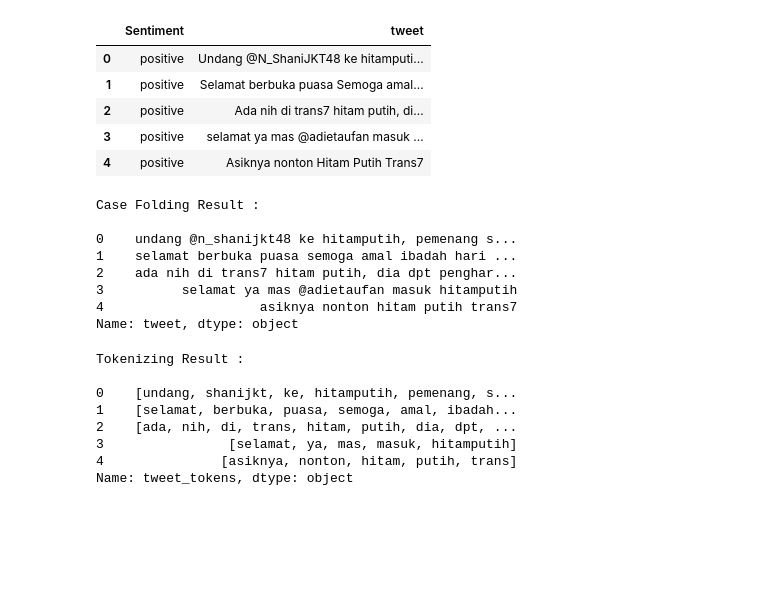
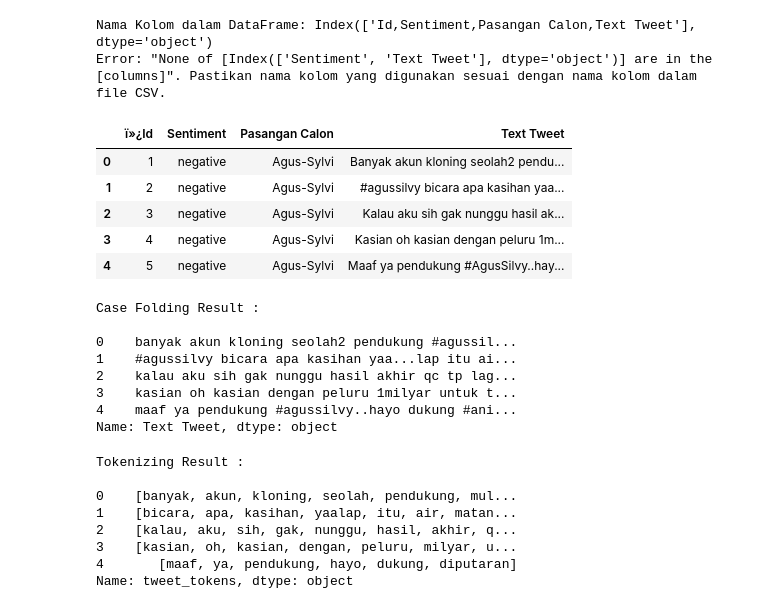
Before and after one commit to mahsyazeta/NBPSO, a Jupyter notebook: nbpso/text_preprocessing/preprocessing.ipynb, the cells around one changed output. Saved outputs shown, nothing was run; the diff lists cells and outputs as text; code cells hidden in the pictures; blank space fills up the shorter version.

```diff
--- a/nbpso/text_preprocessing/preprocessing.ipynb
+++ b/nbpso/text_preprocessing/preprocessing.ipynb
@@ -21,47 +21,50 @@ def hapus_kolom_tidak_digunakan(file_input, file_output, kolom_yang_digunakan):
 
 if __name__ == "__main__":
     # Ganti nama file_input.csv dengan nama file CSV yang ingin Anda proses
-    file_input = 'dataset.csv'
+    file_input = 'dataset2.csv'
 
     # Ganti nama file_output.csv dengan nama file CSV yang ingin Anda hasilkan
-    file_output = 'datasetfix.csv'
+    file_output = 'datasetfix2.csv'
 
     # Ganti kolom_yang_digunakan dengan daftar kolom yang ingin Anda pertahankan
-    kolom_yang_digunakan = ['Sentiment', 'text_tweet']
+    kolom_yang_digunakan = ['Sentiment', 'Text Tweet']
 
     # Memanggil fungsi untuk menghapus kolom yang tidak digunakan
     hapus_kolom_tidak_digunakan(file_input, file_output, kolom_yang_digunakan)
+# %% [output]
+Nama Kolom dalam DataFrame: Index(['Id,Sentiment,Pasangan Calon,Text Tweet'], dtype='object')
+Error: "None of [Index(['Sentiment', 'Text Tweet'], dtype='object')] are in the [columns]". Pastikan nama kolom yang digunakan sesuai dengan nama kolom dalam file CSV.
 # %%
 import numpy as np
 
-TWEET_DATA = pd.read_csv("datasetfix.csv", encoding = "ISO-8859-1")
-TWEET_DATA['tweet'].str.encode('ascii', 'ignore')
+TWEET_DATA = pd.read_csv("dataset2.csv", encoding = "ISO-8859-1")
+TWEET_DATA['Text Tweet'].str.encode('ascii', 'ignore')
 TWEET_DATA.head()
 # %% [output]
-|  | Sentiment | tweet |
-| 0 | positive | Undang @N_ShaniJKT48 ke hitamputi... |
-| 1 | positive | Selamat berbuka puasa Semoga amal... |
-| 2 | positive | Ada nih di trans7 hitam putih, di... |
-| 3 | positive | selamat ya mas @adietaufan masuk ... |
-| 4 | positive | Asiknya nonton Hitam Putih Trans7 |
+|  | ï»¿Id | Sentiment | Pasangan Calon | Text Tweet |
+| 0 | 1 | negative | Agus-Sylvi | Banyak akun kloning seolah2 pendu... |
+| 1 | 2 | negative | Agus-Sylvi | #agussilvy bicara apa kasihan yaa... |
+| 2 | 3 | negative | Agus-Sylvi | Kalau aku sih gak nunggu hasil ak... |
+| 3 | 4 | negative | Agus-Sylvi | Kasian oh kasian dengan peluru 1m... |
+| 4 | 5 | negative | Agus-Sylvi | Maaf ya pendukung #AgusSilvy..hay... |
 # %%
 # ------ Case Folding --------
 # gunakan fungsi Series.str.lower() pada Pandas
-TWEET_DATA['tweet'] = TWEET_DATA['tweet'].str.lower()
+TWEET_DATA['Text Tweet'] = TWEET_DATA['Text Tweet'].str.lower()
 
 
 print('Case Folding Result : \n')
-print(TWEET_DATA['tweet'].head(5))
+print(TWEET_DATA['Text Tweet'].head(5))
 print('\n\n\n')
 # %% [output]
 Case Folding Result :
 
-0    undang @n_shanijkt48 ke hitamputih, pemenang s...
-1    selamat berbuka puasa semoga amal ibadah hari ...
-2    ada nih di trans7 hitam putih, dia dpt penghar...
-3          selamat ya mas @adietaufan masuk hitamputih
-4                    asiknya nonton hitam putih trans7
-Name: tweet, dtype: object
+0    banyak akun kloning seolah2 pendukung #agussil...
+1    #agussilvy bicara apa kasihan yaa...lap itu ai...
+2    kalau aku sih gak nunggu hasil akhir qc tp lag...
+3    kasian oh kasian dengan peluru 1milyar untuk t...
+4    maaf ya pendukung #agussilvy..hayo dukung #ani...
+Name: Text Tweet, dtype: object
 # %%
 import string
 import re #regex library
@@ -82,43 +85,43 @@ def remove_tweet_special(text):
     # remove incomplete URL
     return text.replace("http://", " ").replace("https://", " ")
 
-TWEET_DATA['tweet'] = TWEET_DATA['tweet'].apply(remove_tweet_special)
+TWEET_DATA['Text Tweet'] = TWEET_DATA['Text Tweet'].apply(remove_tweet_special)
 
 #remove number
 def remove_number(text):
     return  re.sub(r"\d+", "", text)
 
-TWEET_DATA['tweet'] = TWEET_DATA['tweet'].apply(remove_number)
+TWEET_DATA['Text Tweet'] = TWEET_DATA['Text Tweet'].apply(remove_number)
 
 #remove punctuation
 def remove_punctuation(text):
     return text.translate(str.maketrans("","",string.punctuation))
 
-TWEET_DATA['tweet'] = TWEET_DATA['tweet'].apply(remove_punctuation)
+TWEET_DATA['Text Tweet'] = TWEET_DATA['Text Tweet'].apply(remove_punctuation)
 
 #remove whitespace leading & trailing
 def remove_whitespace_LT(text):
     return text.strip()
 
-TWEET_DATA['tweet'] = TWEET_DATA['tweet'].apply(remove_whitespace_LT)
+TWEET_DATA['Text Tweet'] = TWEET_DATA['Text Tweet'].apply(remove_whitespace_LT)
 
 #remove multiple whitespace into single whitespace
 def remove_whitespace_multiple(text):
     return re.sub('\s+',' ',text)
 
-TWEET_DATA['tweet'] = TWEET_DATA['tweet'].apply(remove_whitespace_multiple)
+TWEET_DATA['Text Tweet'] = TWEET_DATA['Text Tweet'].apply(remove_whitespace_multiple)
 
 # remove single char
 def remove_singl_char(text):
     return re.sub(r"\b[a-zA-Z]\b", "", text)
 
-TWEET_DATA['tweet'] = TWEET_DATA['tweet'].apply(remove_singl_char)
+TWEET_DATA['Text Tweet'] = TWEET_DATA['Text Tweet'].apply(remove_singl_char)
 
 # NLTK word rokenize
 def word_tokenize_wrapper(text):
     return word_tokenize(text)
 
-TWEET_DATA['tweet_tokens'] = TWEET_DATA['tweet'].apply(word_tokenize_wrapper)
+TWEET_DATA['tweet_tokens'] = TWEET_DATA['Text Tweet'].apply(word_tokenize_wrapper)
 
 print('Tokenizing Result : \n')
 print(TWEET_DATA['tweet_tokens'].head())
@@ -126,11 +129,11 @@ print('\n\n\n')
 # %% [output]
 Tokenizing Result :
 
-0    [undang, shanijkt, ke, hitamputih, pemenang, s...
-1    [selamat, berbuka, puasa, semoga, amal, ibadah...
-2    [ada, nih, di, trans, hitam, putih, dia, dpt, ...
-3                [selamat, ya, mas, masuk, hitamputih]
-4               [asiknya, nonton, hitam, putih, trans]
+0    [banyak, akun, kloning, seolah, pendukung, mul...
+1    [bicara, apa, kasihan, yaalap, itu, air, matan...
+2    [kalau, aku, sih, gak, nunggu, hasil, akhir, q...
+3    [kasian, oh, kasian, dengan, peluru, milyar, u...
+4       [maaf, ya, pendukung, hayo, dukung, diputaran]
 Name: tweet_tokens, dtype: object
 # %%
 # NLTK calc frequency distribution
```
Also changed, not shown: parts of 5 cells of this notebook, 3 other files.
